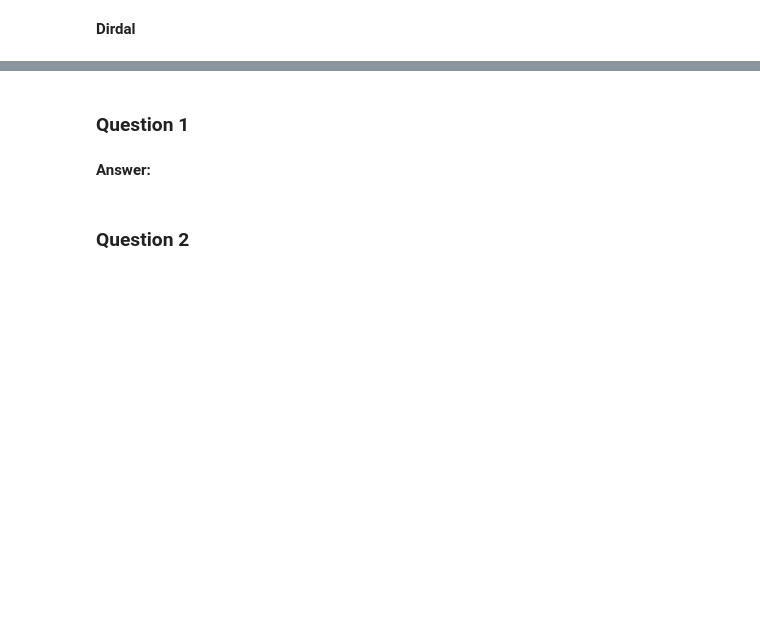
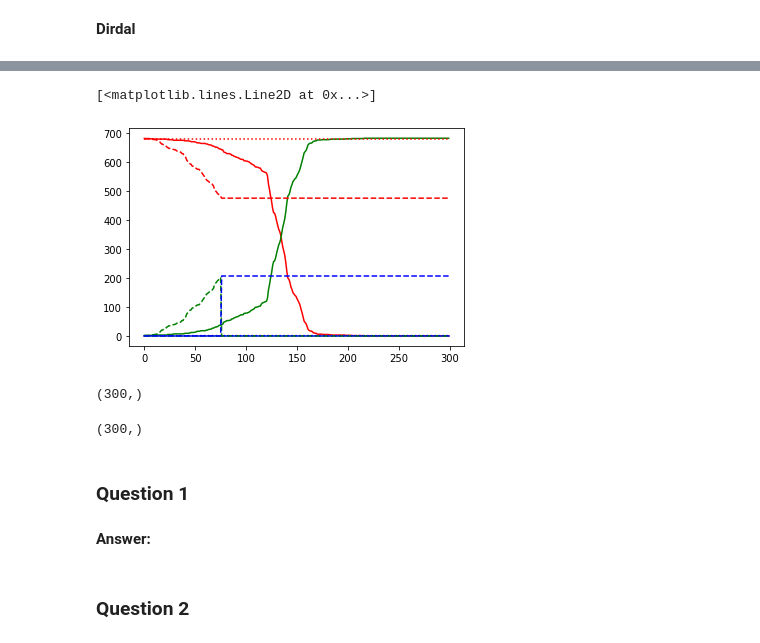
Before and after one commit to JasonUiS/mod510-project4, a Jupyter notebook: project4.ipynb, the cells around one changed output, grey strips where cells are left out. Drawn from its saved outputs; the diff is of its cells as text; code cells hidden in the pictures; blank space fills up the shorter version.

```diff
--- a/project4.ipynb
+++ b/project4.ipynb
@@ -504,3 +506,32 @@ Recovered: 35
+# %%
+h1, z1, d1 = record_humans_zombies_deads(1, 300, 1, p=0.0)
+h1s, z1s, d1s = record_humans_zombies_deads(1, 300, 1, p=1/24)
+h1d, z1d, d1d = record_humans_zombies_deads(1, 300, 1, p=1/48)
+#h10, z10, d10 = record_humans_zombies_deads(1, 300, 10, p=0.0)
+
+plt.plot(np.arange(300), h1[0], c="r", ls="-")
+plt.plot(np.arange(300), z1[0], c="g", ls="-")
+plt.plot(np.arange(300), d1[0], c="b", ls="-")
+plt.plot(np.arange(300), h1s[0], c="r", ls="--")
+plt.plot(np.arange(300), z1s[0], c="g", ls="--")
+plt.plot(np.arange(300), d1s[0], c="b", ls="--")
+plt.plot(np.arange(300), h1d[0], c="r", ls=":")
+plt.plot(np.arange(300), z1d[0], c="g", ls=":")
+plt.plot(np.arange(300), d1d[0], c="b", ls=":")
+#plt.plot(np.arange(300), h10[0], c="r")
+#plt.plot(np.arange(300), z10[0], c="g")
+#plt.plot(np.arange(300), d10[0], c="b")
+# %% [output]
+[<matplotlib.lines.Line2D at 0x...>]
+[figure, added]
+# %%
+np.shape(np.arange(300))
+# %% [output]
+(300,)
+# %%
+np.shape(h1[0])
+# %% [output]
+(300,)
 # %% [markdown]
 ### Question 1
 # %% [markdown]
```
Also changed, not shown: parts of 7 cells of this notebook.
